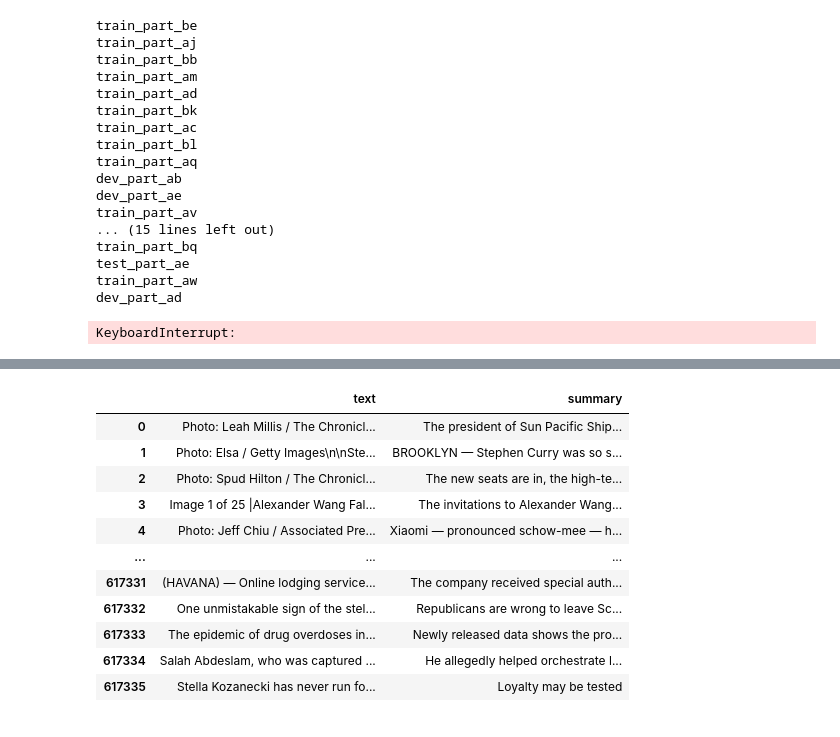
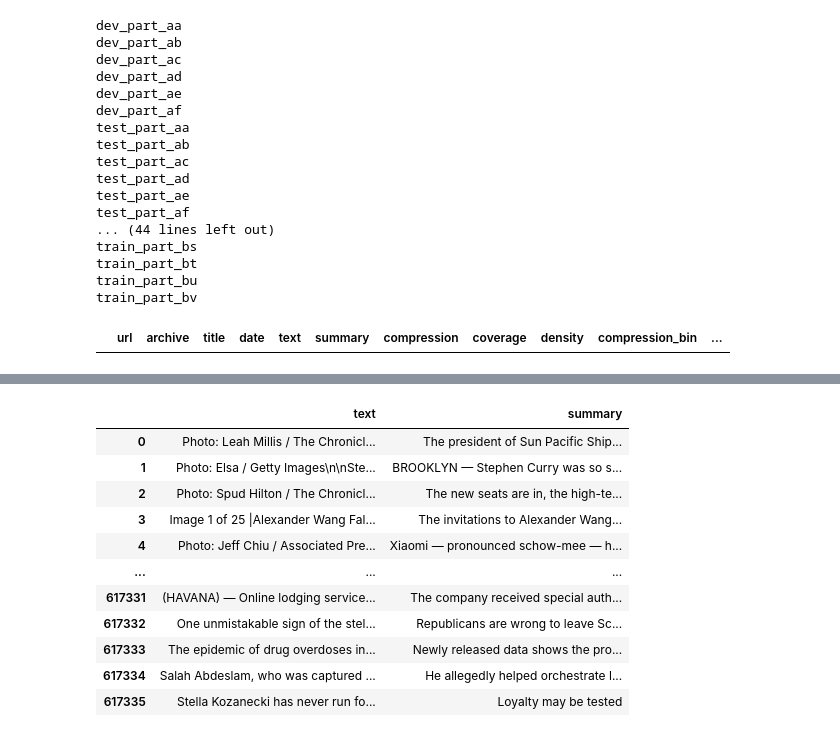
Before and after one commit to milkustron/news-summarizer, a Jupyter notebook: preprocessing.ipynb, the cells around one changed output, grey strips where cells are left out. Drawn from its saved outputs; the diff is of its cells as text; code cells hidden in the pictures.

Commit message:
File read speed up

```diff
--- a/preprocessing.ipynb
+++ b/preprocessing.ipynb
@@ -12,48 +12,59 @@ from sklearn.model_selection import train_test_split
 from nltk.tokenize import word_tokenize
 # %%
 schema = ["url", "archive", "title", "date", "text", "summary", "compression", "coverage", "density", "compression_bin", "coverage_bin", "density_bin"]
+# %%
+def remove_invalid_lines(file_path):
+    valid_lines = []
+    with open(file_path, 'r', encoding='utf-8') as file:
+        lines = file.readlines()
+
+    for line in lines:
+        try:
+            json.loads(line)
+            valid_lines.append(line)
+        except json.JSONDecodeError:
+            continue
+
+    with open(file_path, 'w') as file:
+        file.writelines(valid_lines)
+# %%
+for file_name in os.listdir("data"):
+    if file_name.startswith(("test_", "train_", "dev_")):
+        print(file_name)
+        remove_invalid_lines(os.path.join("data", file_name))
 # %%
 records = pd.DataFrame(columns=schema)
 
 for file_name in os.listdir("data"):
     if file_name.startswith(("test_", "train_", "dev_")):
         path = os.path.join("data", file_name)
 
         with open(path, 'r', encoding='utf-8') as file:
             print(file_name)
-            for line in file:
-                try:
-                    item = json.loads(line)
-                    records.loc[len(records)] = [
-                        item["url"], item["archive"], item["title"], item["date"],
-                        item["text"], item["summary"], item["compression"],
-                        item["coverage"], item["density"], item["compression_bin"],
-                        item["coverage_bin"], item["density_bin"]
-                    ]
-                except json.JSONDecodeError:
-                    continue
+            jsonObj = pd.read_json(path_or_buf=path, lines=True)
+            records = pd.concat([records, jsonObj], ignore_index=True)
 
 data = pd.DataFrame(records)
 data.head()
 # %% [output]
-train_part_be
-train_part_aj
-train_part_bb
-train_part_am
-train_part_ad
-train_part_bk
-train_part_ac
-train_part_bl
-train_part_aq
+dev_part_aa
 dev_part_ab
+dev_part_ac
+dev_part_ad
 dev_part_ae
-train_part_av
-... (15 lines left out)
-train_part_bq
+dev_part_af
+test_part_aa
+test_part_ab
+test_part_ac
+test_part_ad
 test_part_ae
-train_part_aw
-dev_part_ad
+test_part_af
+... (44 lines left out)
+train_part_bs
+train_part_bt
+train_part_bu
+train_part_bv
-KeyboardInterrupt:
+|  | url | archive | title | date | text | summary | compression | coverage | density | compression_bin | ... |
 # %%
 data = pd.DataFrame(records)
 data.head()
```
Also changed, not shown: 1 other file.
